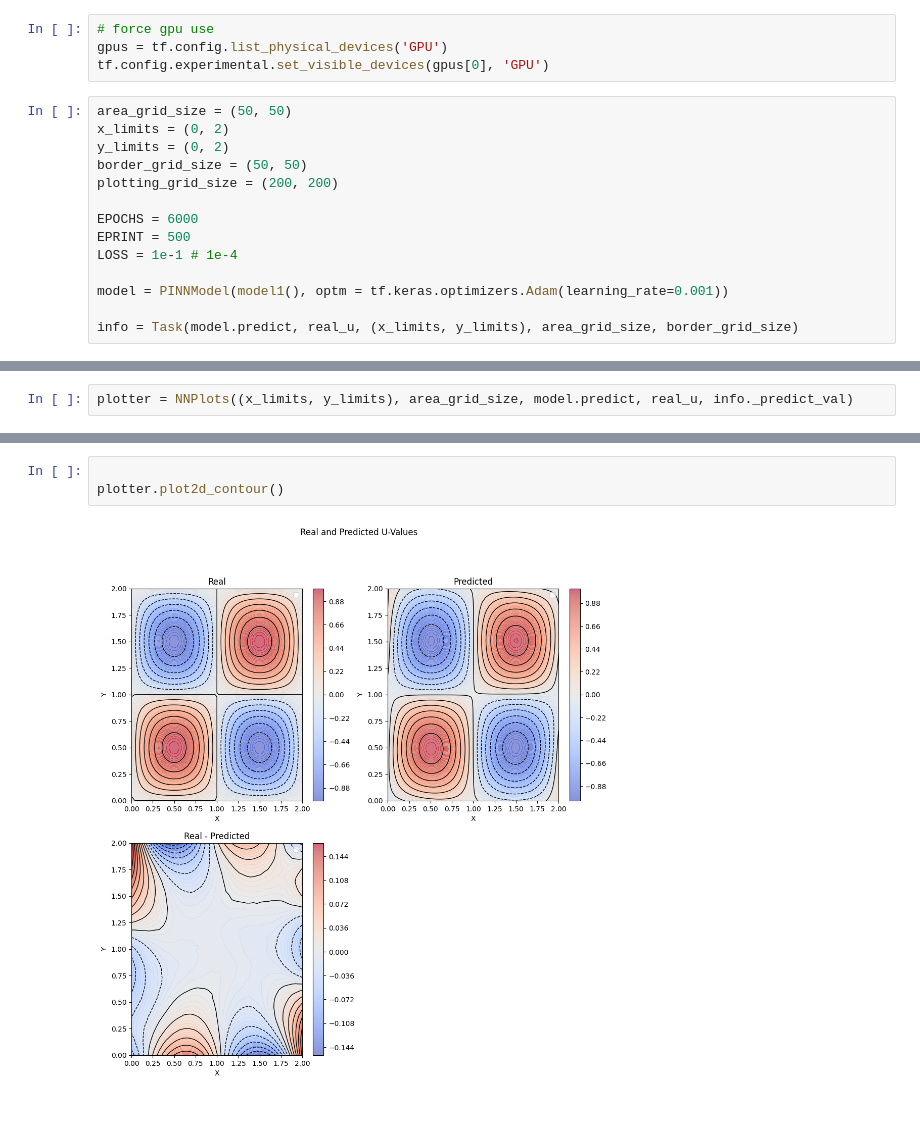
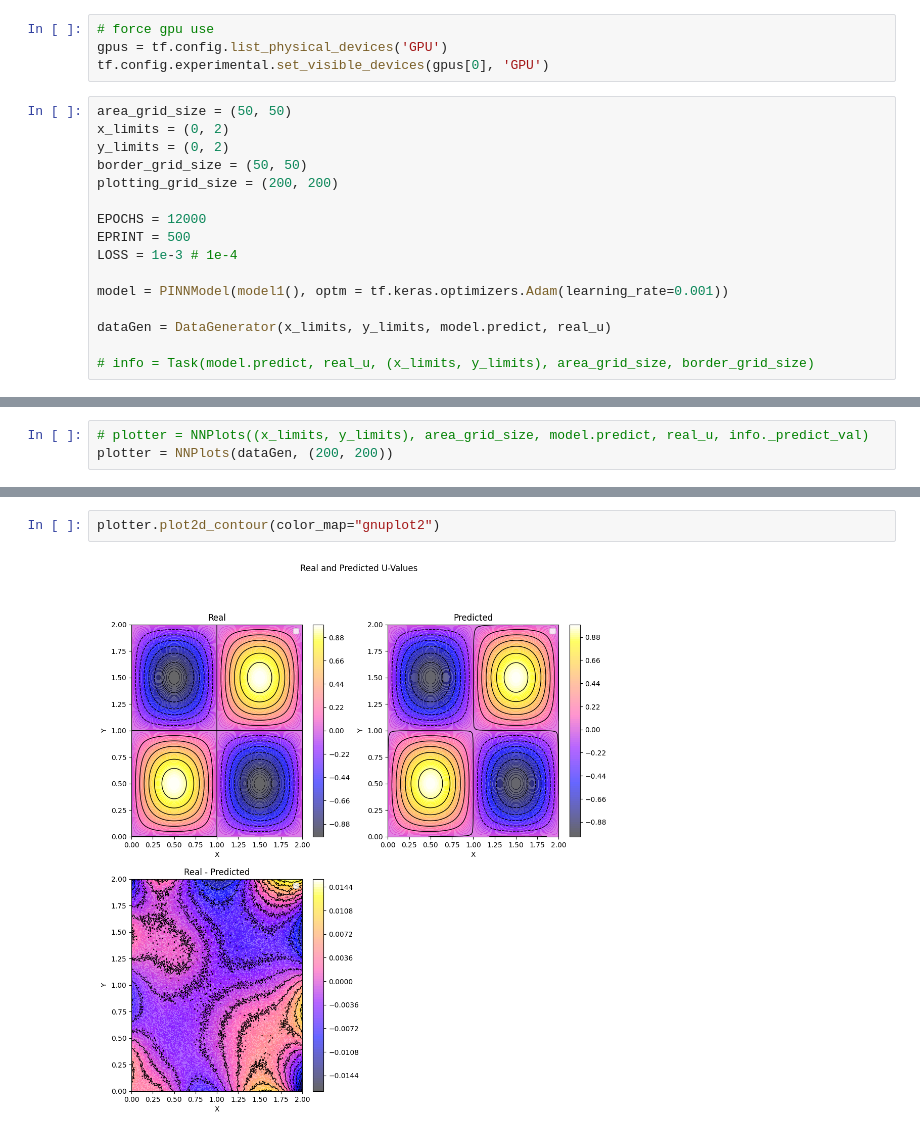
Before and after one commit to C0c0n4t/PINN_Poisson, a Jupyter notebook: src/check.ipynb, the cells around one changed output, grey strips where cells are left out. Cells and saved outputs as stored; diff of their text form.

Commit message:
fixed plotting

```diff
--- a/src/check.ipynb
+++ b/src/check.ipynb
@@ -45,10 +26,12 @@ y_limits = (0, 2)
 border_grid_size = (50, 50)
 plotting_grid_size = (200, 200)
 
-EPOCHS = 6000
+EPOCHS = 12000
 EPRINT = 500
-LOSS = 1e-1 # 1e-4
+LOSS = 1e-3 # 1e-4
 
 model = PINNModel(model1(), optm = tf.keras.optimizers.Adam(learning_rate=0.001))
 
-info = Task(model.predict, real_u, (x_limits, y_limits), area_grid_size, border_grid_size)
+dataGen = DataGenerator(x_limits, y_limits, model.predict, real_u)
+
+# info = Task(model.predict, real_u, (x_limits, y_limits), area_grid_size, border_grid_size)
@@ -83,3 +65,4 @@ Error: 1.4279382360947035
 # %%
-plotter = NNPlots((x_limits, y_limits), area_grid_size, model.predict, real_u, info._predict_val)
+# plotter = NNPlots((x_limits, y_limits), area_grid_size, model.predict, real_u, info._predict_val)
+plotter = NNPlots(dataGen, (200, 200))
 # %% [output]
@@ -102,5 +70,4 @@ plotter = NNPlots((x_limits, y_limits), area_grid_size, model.predict, real_u, i
-# %%
-
-plotter.plot2d_contour()
-# %% [output]
-[figure, removed]
+# %%
+plotter.plot2d_contour(color_map="gnuplot2")
+# %% [output]
+[figure, added]
```
Also changed, not shown: parts of 5 cells of this notebook, 3 other files.
